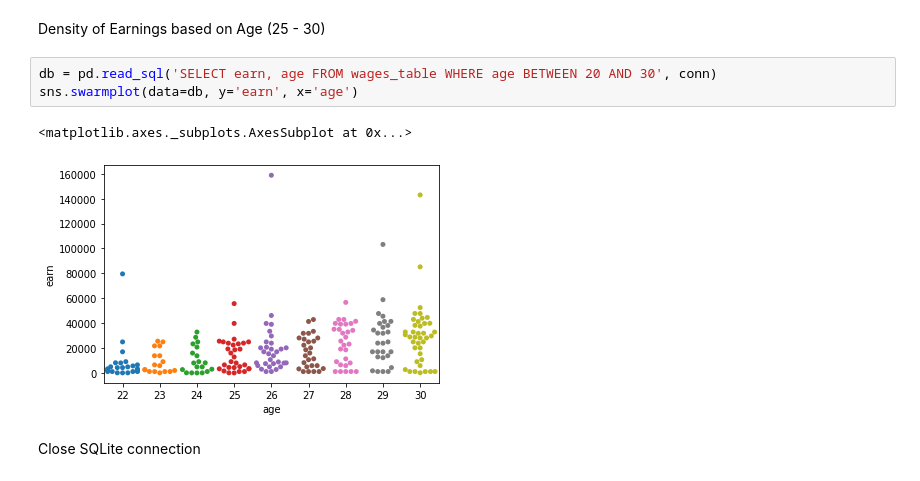
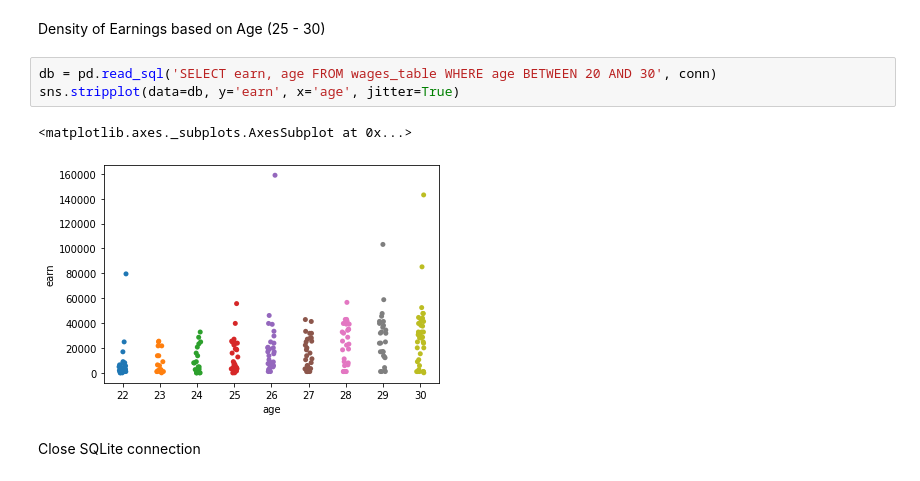
Before and after one commit to respinar1/GoogleColaboratory, a Jupyter notebook: Wage_Project.ipynb, the cells around one changed output. Drawn from its saved outputs; the diff is of its cells as text.

```diff
--- a/Wage_Project.ipynb
+++ b/Wage_Project.ipynb
@@ -212,10 +212,10 @@ sns.displot(data=db, x='earn', hue='race', kind='hist', kde=True, aspect=2)
 Density of Earnings based on Age (25 - 30)
 # %%
 db = pd.read_sql('SELECT earn, age FROM wages_table WHERE age BETWEEN 20 AND 30', conn)
-sns.swarmplot(data=db, y='earn', x='age')
+sns.stripplot(data=db, y='earn', x='age', jitter=True)
 # %% [output]
 <matplotlib.axes._subplots.AxesSubplot at 0x...>
-[figure, old version]
+[figure, new version]
 # %% [markdown]
 Close SQLite connection
 # %%
```
